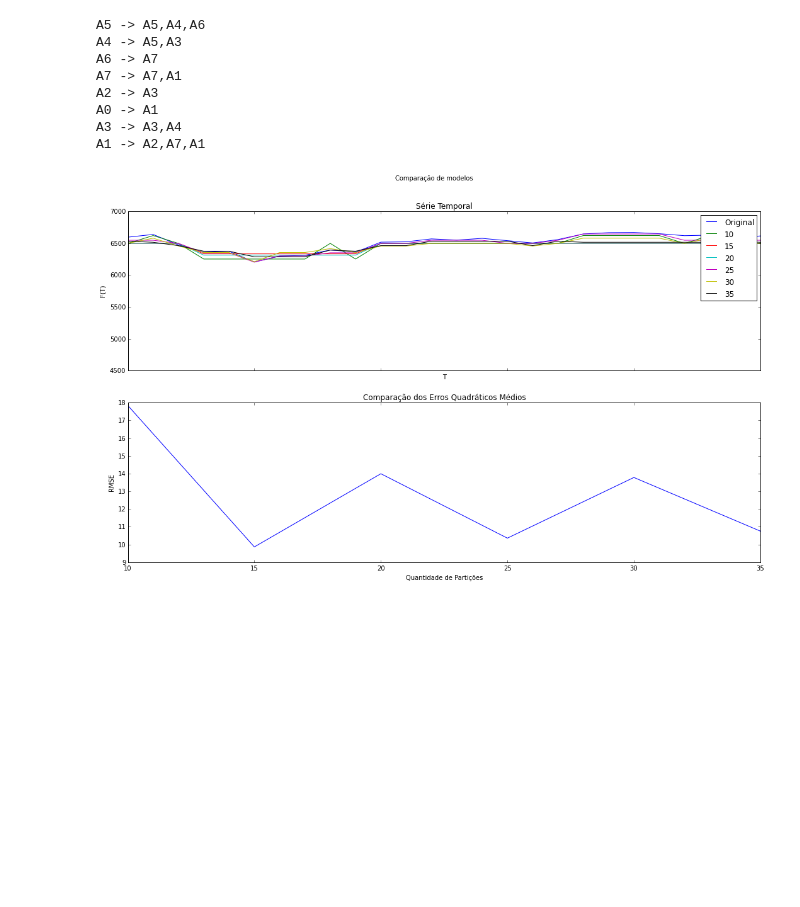
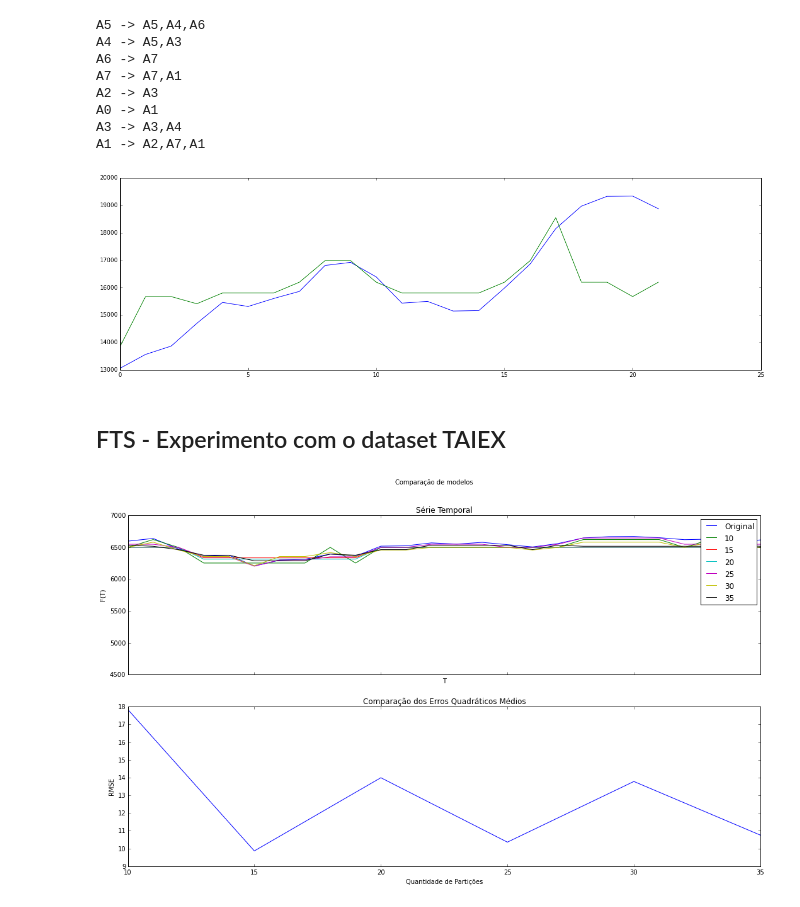
Before and after one commit to petroniocandido/FuzzyTimeSeries, a Jupyter notebook: FTS.ipynb, the cells around one changed output. Drawn from its saved outputs; the diff is of its cells as text; code cells hidden in the pictures; blank space fills up the shorter version.

```diff
--- a/FTS.ipynb
+++ b/FTS.ipynb
@@ -317,4 +324,10 @@ A2 -> A3
 A0 -> A1
 A3 -> A3,A4
 A1 -> A2,A7,A1
+# %%
+fts1p = fts.plot(enrollments["Enrollments"])
+# %% [output]
+[figure, added]
+# %% [markdown]
+## FTS - Experimento com o dataset TAIEX
 # %%
```
Also changed, not shown: parts of 37 cells of this notebook, 1 other file.
